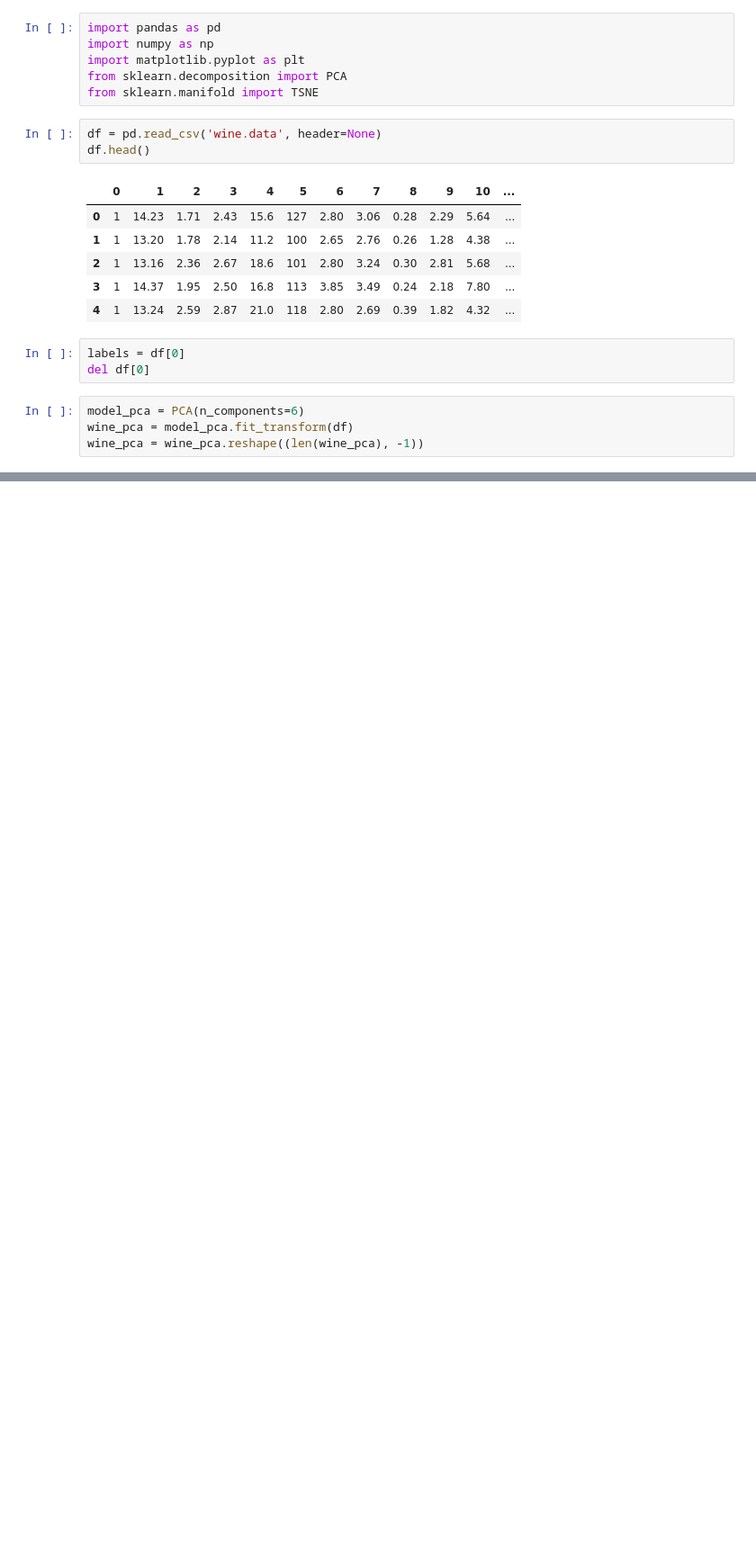
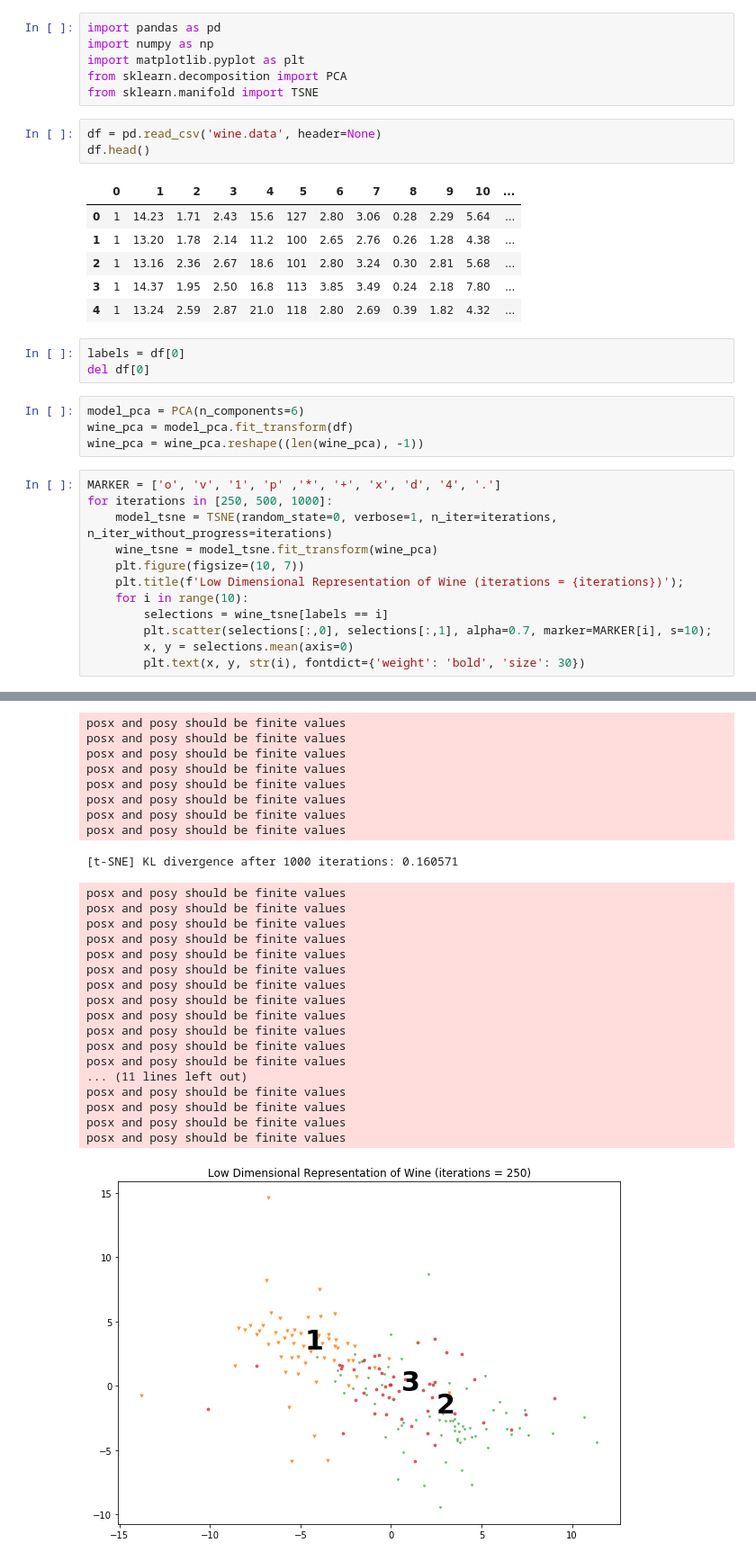
Before and after one commit to PacktWorkshops/The-Unsupervised-Learning-Workshop, a Jupyter notebook: Chapter06/Activity6.03/Activity6.03.ipynb, the cells around one changed output, grey strips where cells are left out. Shown: that part at 90% size. Cells and saved outputs as stored; diff of their text form; blank space fills up the shorter version.

```diff
--- a/Chapter06/Activity6.03/Activity6.03.ipynb
+++ b/Chapter06/Activity6.03/Activity6.03.ipynb
@@ -21,3 +21,16 @@ del df[0]
 model_pca = PCA(n_components=6)
 wine_pca = model_pca.fit_transform(df)
 wine_pca = wine_pca.reshape((len(wine_pca), -1))
+# %%
+MARKER = ['o', 'v', '1', 'p' ,'*', '+', 'x', 'd', '4', '.']
+for iterations in [250, 500, 1000]:
+    model_tsne = TSNE(random_state=0, verbose=1, n_iter=iterations, n_iter_without_progress=iterations)
+    wine_tsne = model_tsne.fit_transform(wine_pca)
+    plt.figure(figsize=(10, 7))
+    plt.title(f'Low Dimensional Representation of Wine (iterations = {iterations})');
+    for i in range(10):
+        selections = wine_tsne[labels == i]
+        plt.scatter(selections[:,0], selections[:,1], alpha=0.7, marker=MARKER[i], s=10);
+        x, y = selections.mean(axis=0)
+        plt.text(x, y, str(i), fontdict={'weight': 'bold', 'size': 30})
+# %% [output]
@@ -23,0 +57,27 @@ wine_pca = wine_pca.reshape((len(wine_pca), -1))
+posx and posy should be finite values
+posx and posy should be finite values
+posx and posy should be finite values
+posx and posy should be finite values
+posx and posy should be finite values
+posx and posy should be finite values
+posx and posy should be finite values
+posx and posy should be finite values
+[t-SNE] KL divergence after 1000 iterations: 0.160571
+posx and posy should be finite values
+posx and posy should be finite values
+posx and posy should be finite values
+posx and posy should be finite values
+posx and posy should be finite values
+posx and posy should be finite values
+posx and posy should be finite values
+posx and posy should be finite values
+posx and posy should be finite values
+posx and posy should be finite values
+posx and posy should be finite values
+posx and posy should be finite values
+... (11 lines left out)
+posx and posy should be finite values
+posx and posy should be finite values
+posx and posy should be finite values
+posx and posy should be finite values
+[figure, added]
```
Also changed, not shown: parts of 1 cell of this notebook.
